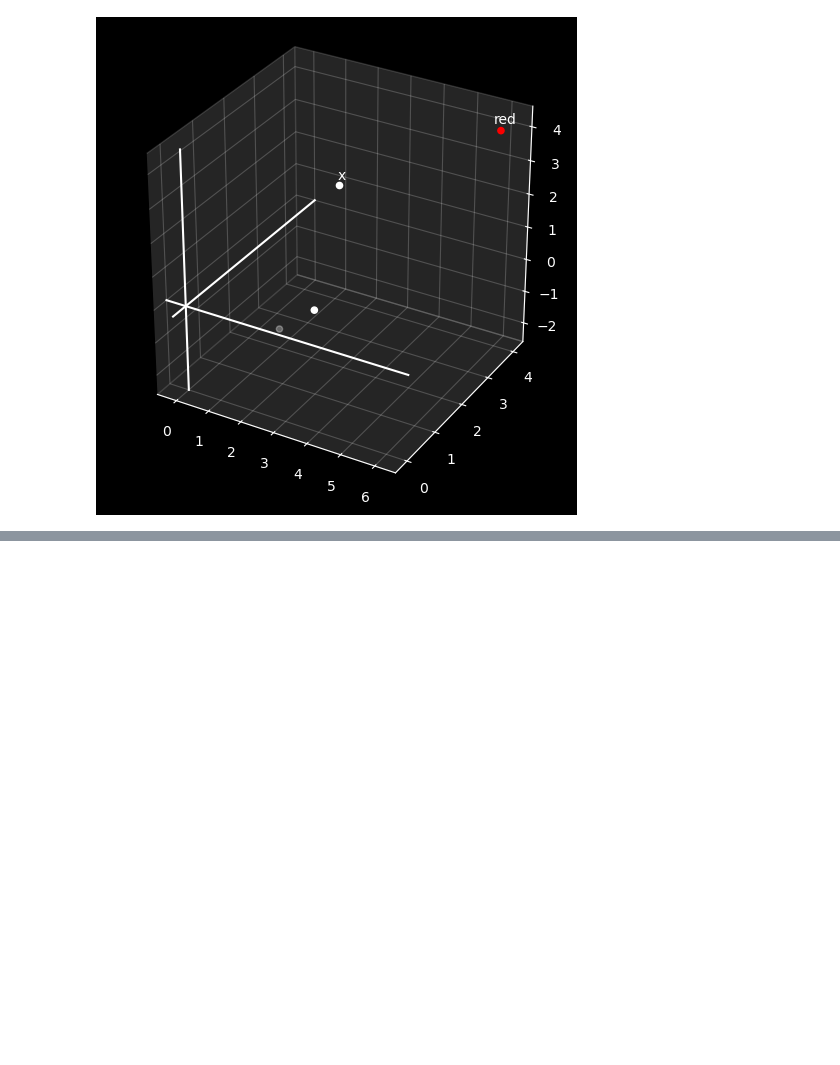
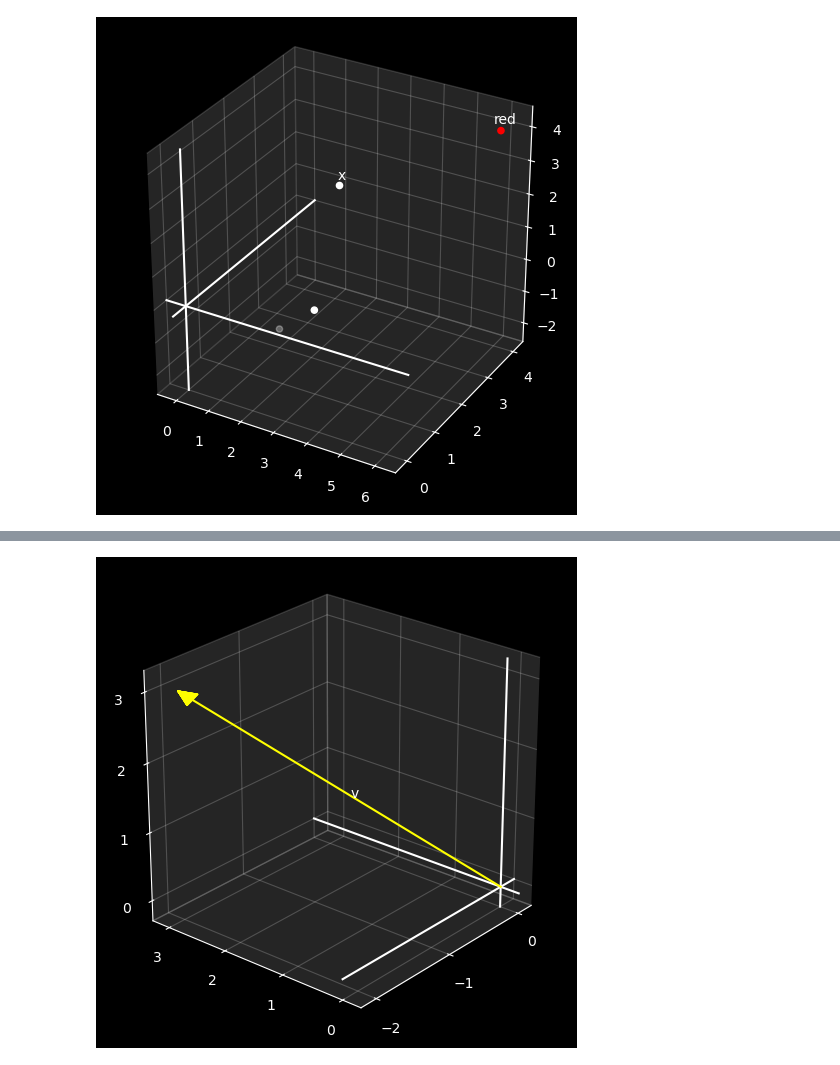
Before and after one commit to yourpalmark/math, a Jupyter notebook: Linear Algebra/Chapter 00.ipynb, the cells around one changed output, grey strips where cells are left out. Drawn from its saved outputs; the diff is of its cells as text; code cells hidden in the pictures; blank space fills up the shorter version.

```diff
--- a/Linear Algebra/Chapter 00.ipynb
+++ b/Linear Algebra/Chapter 00.ipynb
@@ -34,0 +64,9 @@ draw3D(
+# %%
+v = (-2, 3, 3)
+
+draw3D(
+    Arrow3D(v, color='yellow', label='v'),
+    azim=-140, elev=25
+)
+# %% [output]
+[figure, added]
```
Also changed, not shown: parts of 7 cells of this notebook, 2 other files.
